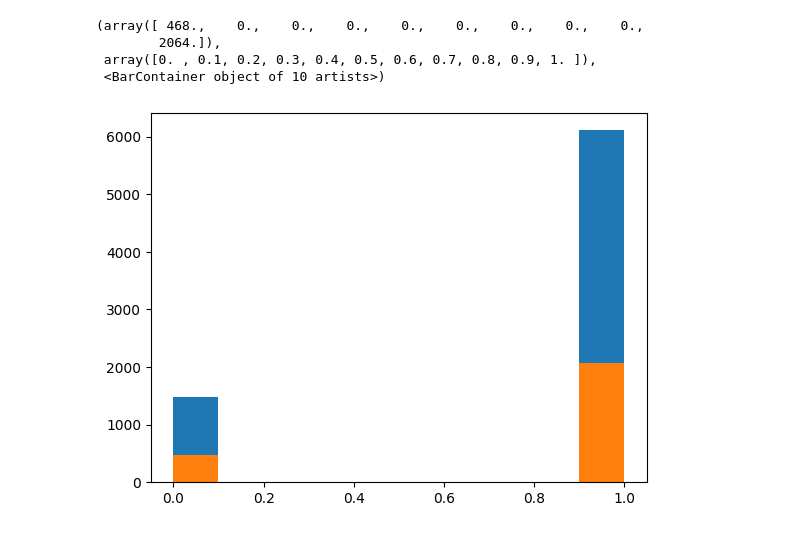
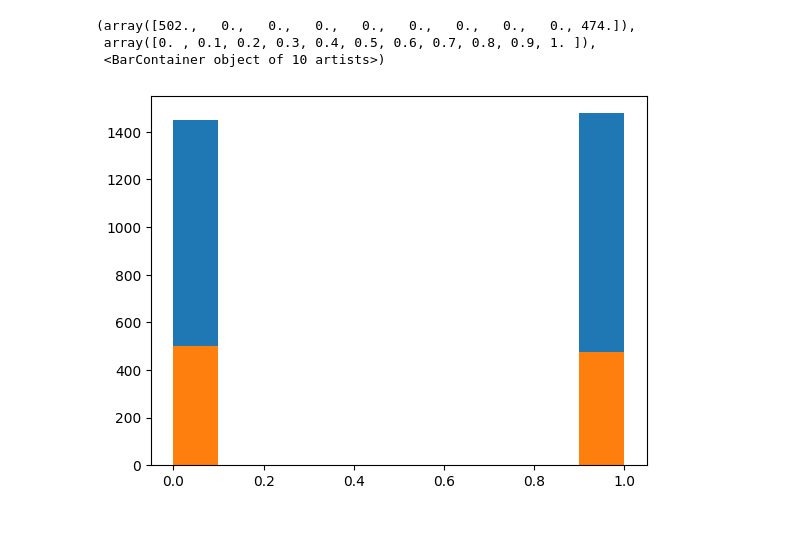
Before and after one commit to satadisha/ner_congressional_records, a Jupyter notebook: RandomForestClassifier-TFIDF.ipynb, the cells around one changed output. Cells and saved outputs as stored; diff of their text form; code cells hidden in the pictures.

Commit message:
TF-IDF Classifier with Undersampling

```diff
--- a/RandomForestClassifier-TFIDF.ipynb
+++ b/RandomForestClassifier-TFIDF.ipynb
@@ -78,0 +14,30 @@ NameError: name 'RandomUnderSampler' is not defined
+# %%
+# # clean string columns
+# for col in ['transactor_type', 'reported_state', 'party', 'full_name']:
+#     df[col] = df[col].astype(str).str.strip().str.title()
+
+# # replace filler or unknown values with NA
+# filler_values = ['Na', 'N/A', 'None', 'Unknown', 'Nan']
+# df.replace(filler_values, pd.NA, inplace=True)
+
+# # drop rows with missing key fields
+# df.dropna(subset=['full_name', 'transactor_type', 'reported_state', 'party'], inplace=True)
+
+# # drop duplicate donors based on id or name
+# df = df.drop_duplicates(subset=['full_name'])
+
+# encode transactor_type as numeric labels
+df['label'] = df['transactor_type'].factorize()[0]
+
+# features and target for under-sampling
+X = df[['id', 'full_name', 'reported_state', 'party']]
+y = df['label']
+
+# apply random under-sampling to balance the classes
+rus = RandomUnderSampler(random_state = 42)
+X_resampled, y_resampled = rus.fit_resample(X, y)
+
+# merge resampled data with full original data
+# df_resampled = pd.concat([X_resampled, y_resampled.rename("label")], axis = 1)
+
+plt.hist(y_resampled)
@@ -79,4 +50,4 @@ NameError: name 'RandomUnderSampler' is not defined
 # %%
 vectorizer = TfidfVectorizer()
-X = vectorizer.fit_transform(df['full_name'])
+X = vectorizer.fit_transform(X_resampled['full_name'])
 # %%
@@ -90,13 +62,12 @@ y = np.vectorize(convert_bool)(df['transactor_type'])
 # %%
-X_train, X_val, y_train, y_val = train_test_split(X, y, test_size = 0.25, random_state = 42)
+X_train, X_val, y_train, y_val = train_test_split(X, y_resampled, test_size = 0.25, random_state = 42)
 plt.hist(y_train)
 plt.hist(y_val)
 # %% [output]
-(array([ 468.,    0.,    0.,    0.,    0.,    0.,    0.,    0.,    0.,
-        2064.]),
+(array([502.,   0.,   0.,   0.,   0.,   0.,   0.,   0.,   0., 474.]),
  array([0. , 0.1, 0.2, 0.3, 0.4, 0.5, 0.6, 0.7, 0.8, 0.9, 1. ]),
  <BarContainer object of 10 artists>)
-[figure, old version]
+[figure, new version]
 # %%
 rfc = RandomForestClassifier(random_state=42)
 rfc.fit(X_train, y_train)
```
Also changed, not shown: parts of 11 cells of this notebook.
